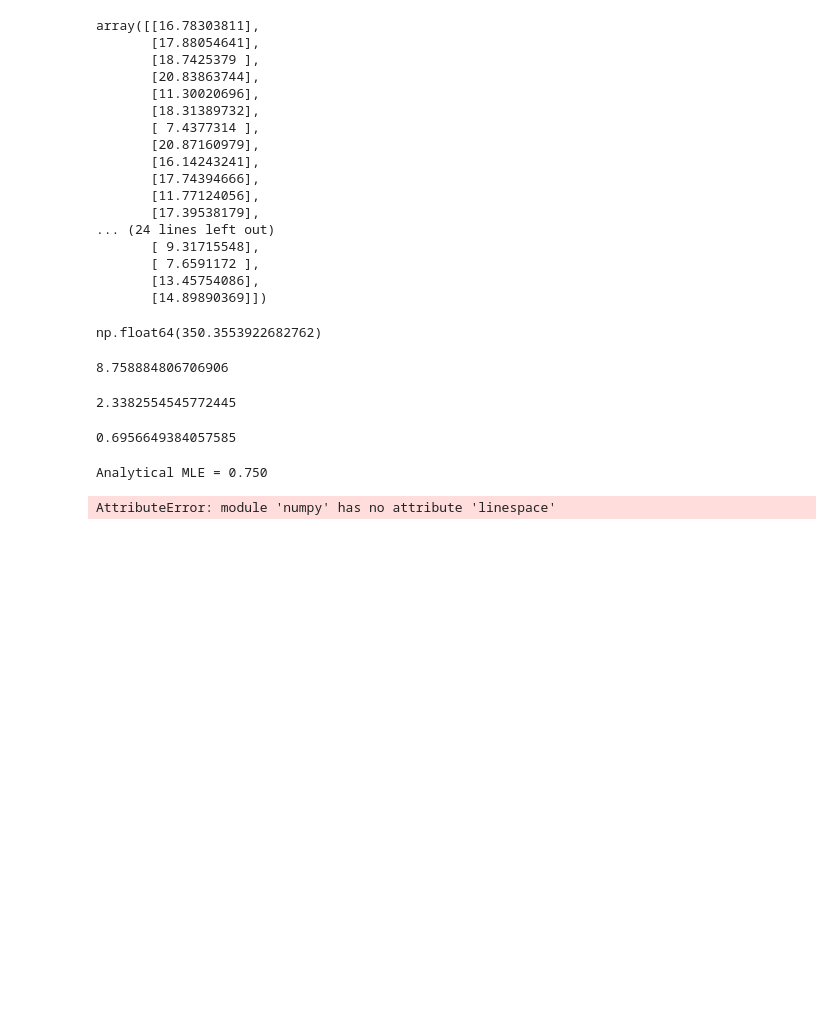
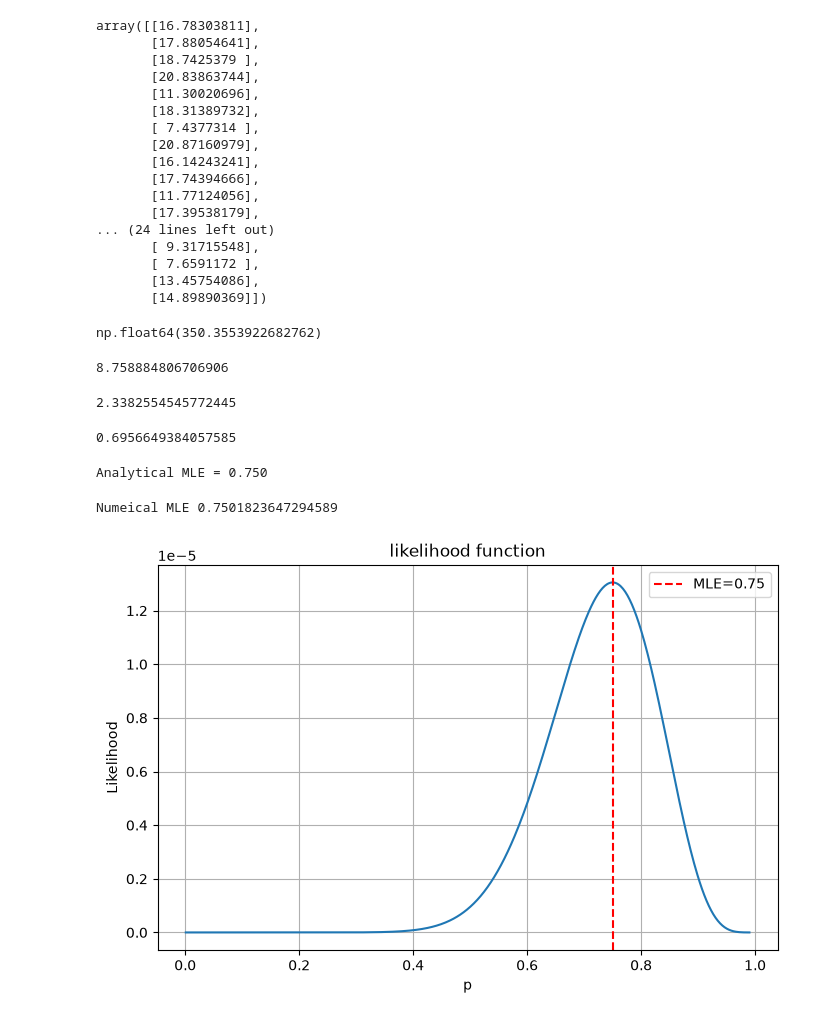
Before and after one commit to MeteoraXD/DSML-11, a Jupyter notebook: DailyDSML/Day39/index.ipynb, the cells around one changed output. Drawn from its saved outputs; the diff is of its cells as text; code cells hidden in the pictures; blank space fills up the shorter version.

```diff
--- a/DailyDSML/Day39/index.ipynb
+++ b/DailyDSML/Day39/index.ipynb
@@ -116,12 +116,24 @@ Analytical MLE = 0.750
 # %%
 # Likelihood ad log-likelihood
 
-p = np.linespace(0.001,0.099,500)
+p = np.linspace(0.001,0.99,500)
-# %% [output]
-AttributeError: module 'numpy' has no attribute 'linespace'
 # %%
 likelihood = p**k * (1-p)**(n-k)
 log_likelihood = k*np.log(p)+ (n-k)* np.log(1-p)
-best_p = p(np.argmax(log_likelihood))
+best_p = p[np.argmax(log_likelihood)]
 
 print(f"Numeical MLE", best_p)
+# %% [output]
+Numeical MLE 0.7501823647294589
+# %%
+plt.figure(figsize=(8,5))
+plt.plot(p,likelihood)
+plt.axvline(best_p, color="red",linestyle = "--" , label=f"MLE={best_p:.2f}")
+plt.title("likelihood function")
+plt.xlabel("p")
+plt.ylabel("Likelihood")
+plt.grid(True)
+plt.legend()
+plt.show()
+# %% [output]
+[figure, added]
```
Also changed, not shown: 2 other files.
